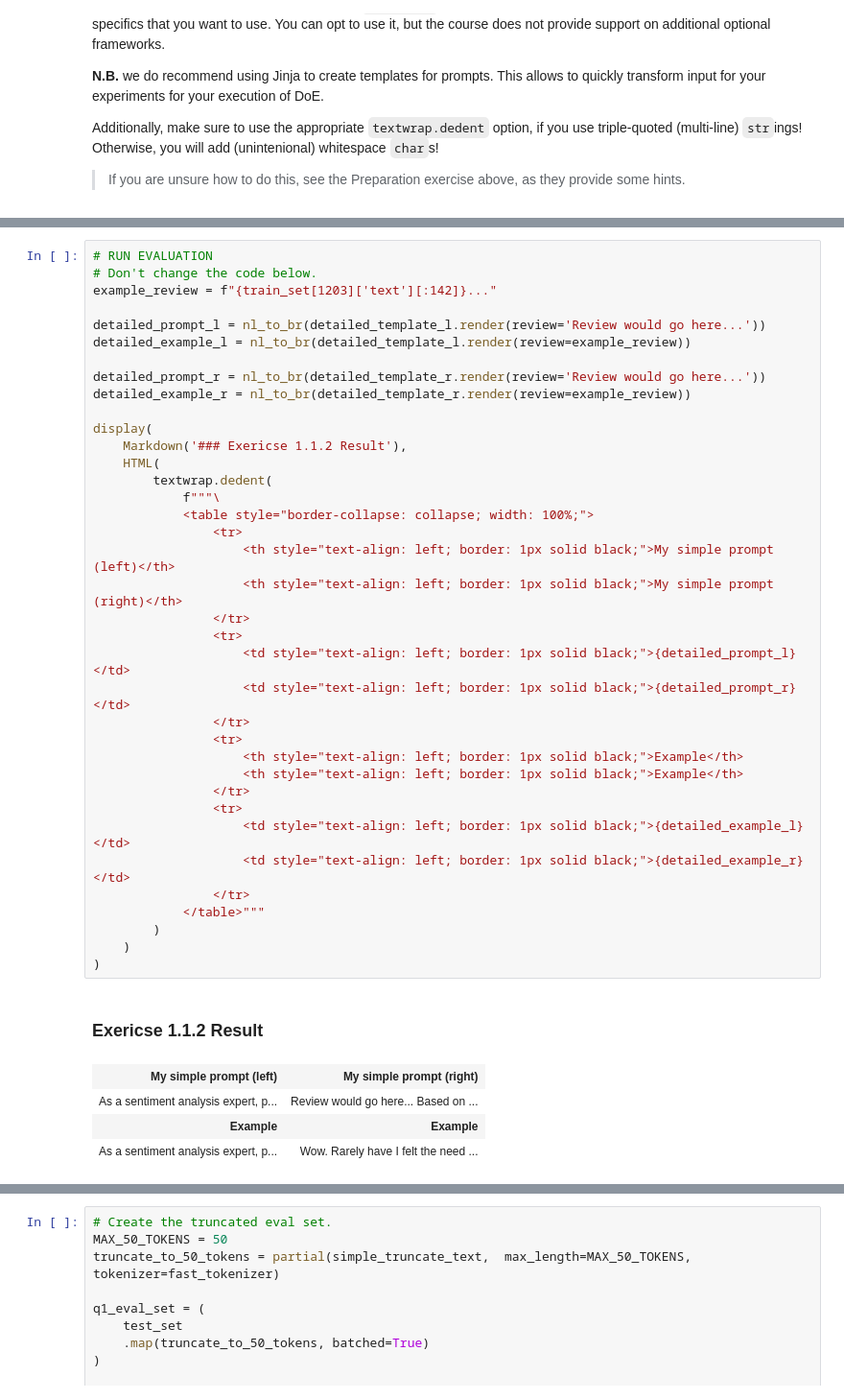
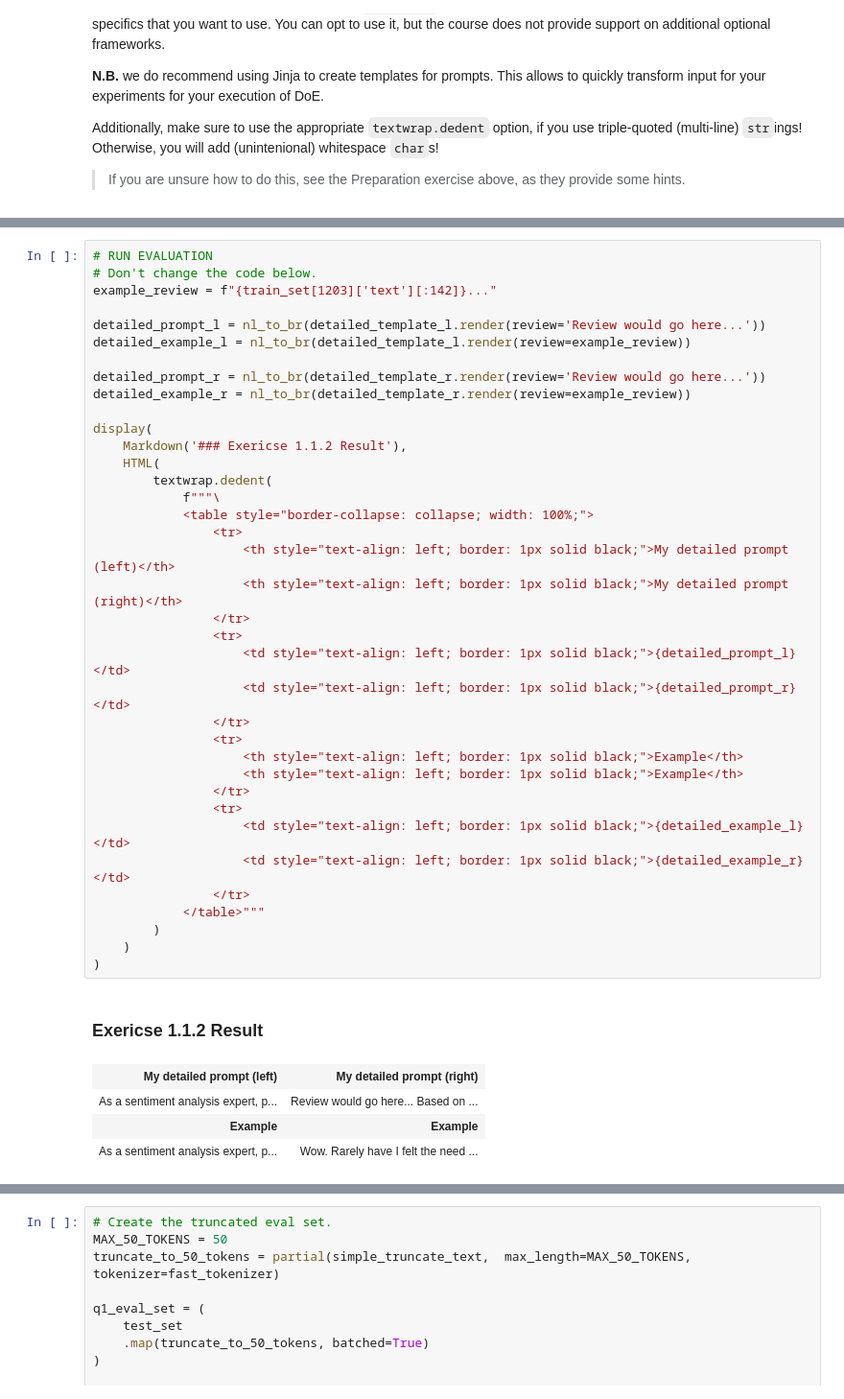
Before and after one commit to byBastien/MSGAI24, a Jupyter notebook: Lab/homework_llm.ipynb, the cells around one changed output, grey strips where cells are left out. Shown at 96% size. Cells and saved outputs as stored; diff of their text form.

```diff
--- a/Lab/homework_llm.ipynb
+++ b/Lab/homework_llm.ipynb
@@ -816,36 +797,36 @@ detailed_example_l = nl_to_br(detailed_template_l.render(review=example_review))
 
 detailed_prompt_r = nl_to_br(detailed_template_r.render(review='Review would go here...'))
 detailed_example_r = nl_to_br(detailed_template_r.render(review=example_review))
 
 display(
     Markdown('### Exericse 1.1.2 Result'),
     HTML(
         textwrap.dedent(
             f"""\
             <table style="border-collapse: collapse; width: 100%;">
                 <tr>
-                    <th style="text-align: left; border: 1px solid black;">My simple prompt (left)</th>
-                    <th style="text-align: left; border: 1px solid black;">My simple prompt (right)</th>
+                    <th style="text-align: left; border: 1px solid black;">My detailed prompt (left)</th>
+                    <th style="text-align: left; border: 1px solid black;">My detailed prompt (right)</th>
                 </tr>
                 <tr>
                     <td style="text-align: left; border: 1px solid black;">{detailed_prompt_l}</td>
                     <td style="text-align: left; border: 1px solid black;">{detailed_prompt_r}</td>
                 </tr>
                 <tr>
                     <th style="text-align: left; border: 1px solid black;">Example</th>
                     <th style="text-align: left; border: 1px solid black;">Example</th>
                 </tr>
                 <tr>
                     <td style="text-align: left; border: 1px solid black;">{detailed_example_l}</td>
                     <td style="text-align: left; border: 1px solid black;">{detailed_example_r}</td>
                 </tr>
             </table>"""
         )
     )
 )
 # %% [output]
 ### Exericse 1.1.2 Result
-| My simple prompt (left) | My simple prompt (right) |
+| My detailed prompt (left) | My detailed prompt (right) |
 | As a sentiment analysis expert, p... | Review would go here... Based on ... |
 | Example | Example |
 | As a sentiment analysis expert, p... | Wow. Rarely have I felt the need ... |
```
Also changed, not shown: parts of 11 cells of this notebook.
